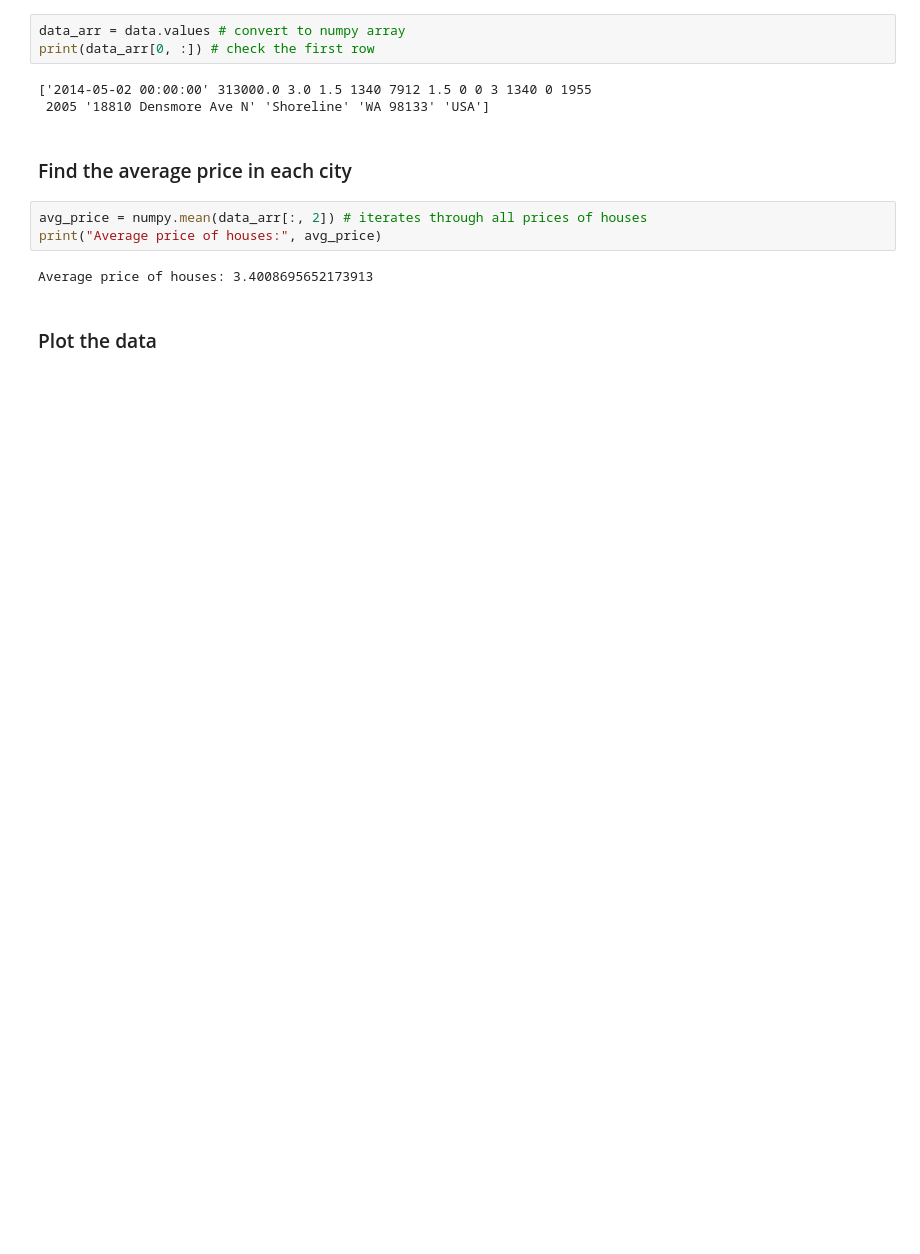
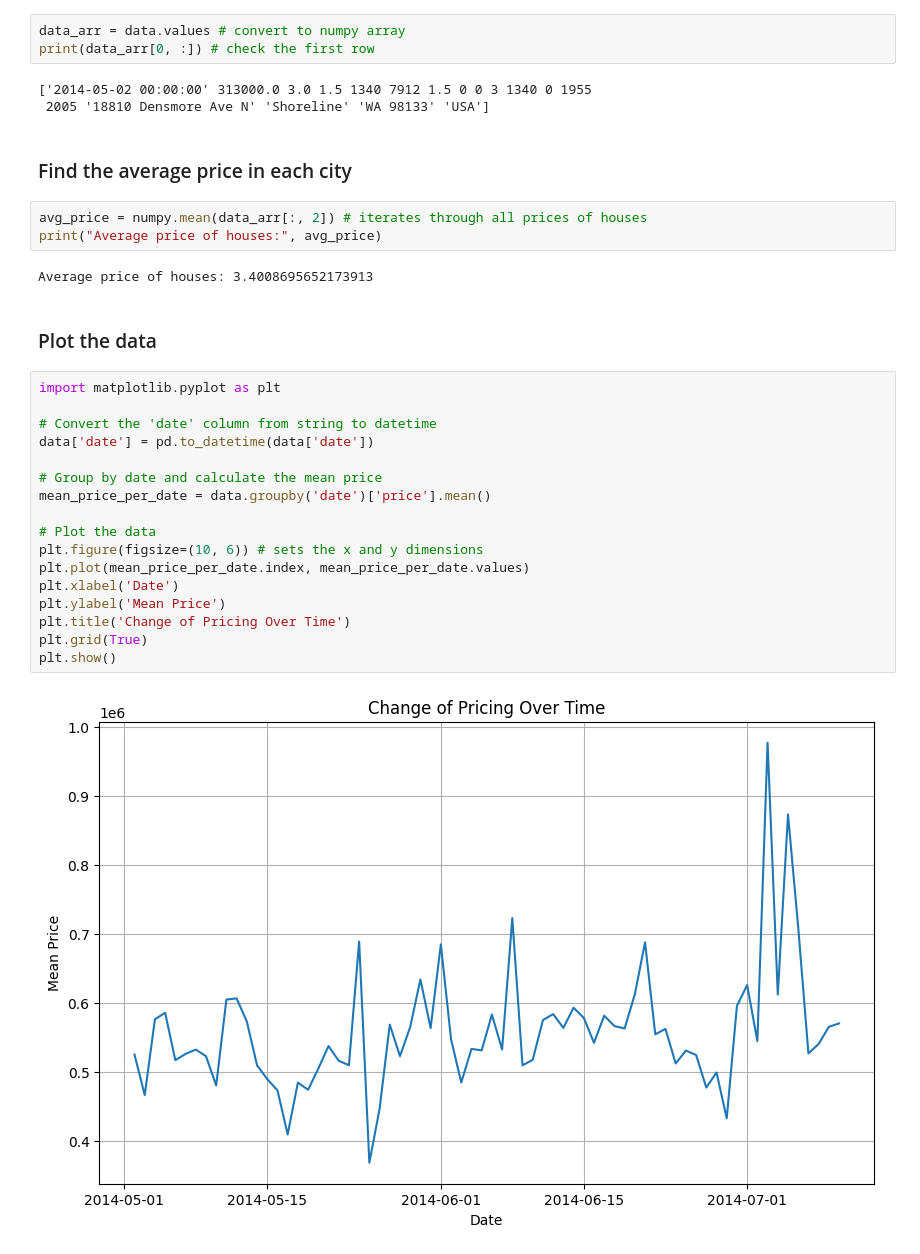
Before and after one commit to Jaslavie/COGS108, a Jupyter notebook: main.ipynb, the cells around one changed output. Saved outputs shown, nothing was run; the diff lists cells and outputs as text; blank space fills up the shorter version.

Commit message:
plotting data successfully

```diff
--- a/main.ipynb
+++ b/main.ipynb
@@ -55,3 +55,22 @@ print("Average price of houses:", avg_price)
 Average price of houses: 3.4008695652173913
 # %% [markdown]
 ### Plot the data
+# %%
+import matplotlib.pyplot as plt
+
+# Convert the 'date' column from string to datetime
+data['date'] = pd.to_datetime(data['date'])
+
+# Group by date and calculate the mean price
+mean_price_per_date = data.groupby('date')['price'].mean()
+
+# Plot the data
+plt.figure(figsize=(10, 6)) # sets the x and y dimensions
+plt.plot(mean_price_per_date.index, mean_price_per_date.values)
+plt.xlabel('Date')
+plt.ylabel('Mean Price')
+plt.title('Change of Pricing Over Time')
+plt.grid(True)
+plt.show()
+# %% [output]
+[figure, added]
```
